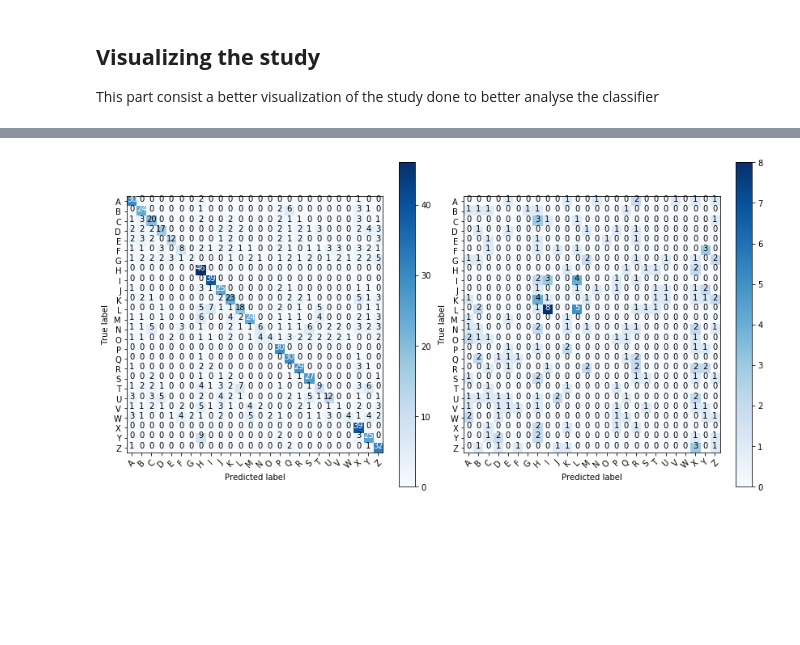
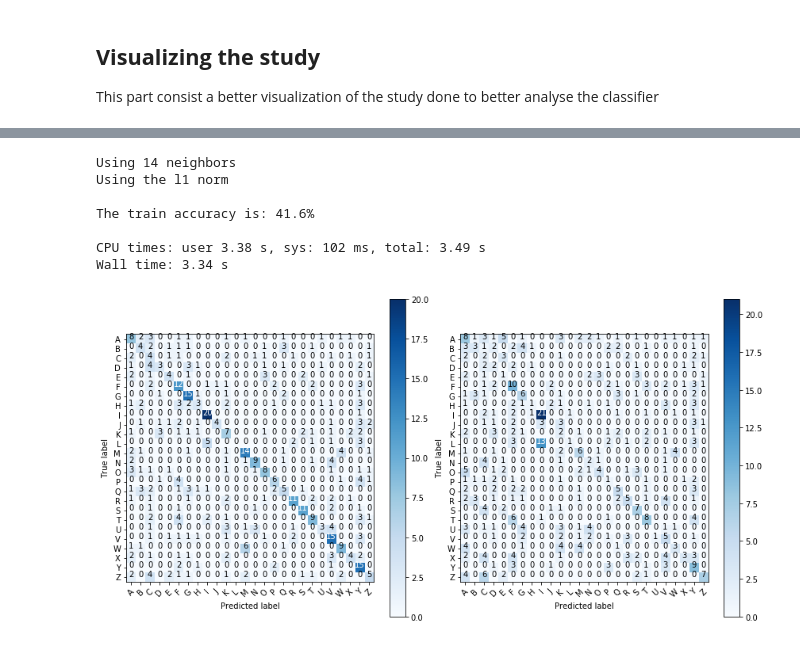
Before and after one commit to fabiomorooka/Letter-Identification, a Jupyter notebook: created_knn/main.ipynb, the cells around one changed output, grey strips where cells are left out. Saved outputs shown, nothing was run; the diff lists cells and outputs as text; code cells hidden in the pictures; blank space fills up the shorter version.

```diff
--- a/created_knn/main.ipynb
+++ b/created_knn/main.ipynb
@@ -327,0 +315,7 @@ Wall time: 6.74 s
+# %%
+# This are the parameters of the best classifier we found in the setp before
+
+N = 500 # Since the dataset has a lot of values and we do not have powerfull computers, we reduced the
+        # number of values used in the classification
+neighbors = 14 #Normally if the number of neighbors is equal to 1 we have 100% of accurracy
+norm = 'l1'
@@ -327,0 +335,11 @@ Wall time: 6.74 s
+# %%
+# Load database from the .npy file
+X_test, Y_test = separate_array(np.load('./../test_classes.npy'))
+
+# Load database in a array to use in the classifier
+test_array = dt.join_data(X_test, Y_test)
+# %%
+%%time
+
+# Finally using the test dataset to see the final results
+predicted_test = knn_array(train_array, test_array, Y_test, neighbors, norm, N)
@@ -328,11 +354,27 @@ Wall time: 6.74 s
+# %%
+%%time
+
+# Finally using the test dataset to see the final results
+best_predicted_train = knn_array(train_array, train_array, Y_train, neighbors, norm, N)
+# %% [output]
+Using 14 neighbors
+Using the l1 norm
+
+The train accuracy is: 41.6%
+
+CPU times: user 3.38 s, sys: 102 ms, total: 3.49 s
+Wall time: 3.34 s
 # %%
+N = 500 # Since the dataset has a lot of values and we do not have powerfull computers, we reduced the
+        # number of values used in the classification
+
 #Plot confusion matrix for analyse the classification
 plt.figure(figsize=(12,6))
 plt.subplot(121)
-plot_confusion_matrix(X_train, Y_train, predicted_train)
+plot_confusion_matrix(X_train[0:N], Y_train[0:N], best_predicted_train)
 
 plt.subplot(122)
-plot_confusion_matrix(X_test, Y_test, predicted_test)
+plot_confusion_matrix(X_test[0:N], Y_test[0:N], predicted_test)
 plt.show()
 # %% [output]
-[figure, old version]
+[figure, new version]
```
Also changed, not shown: parts of 26 cells of this notebook, 15 other files.
